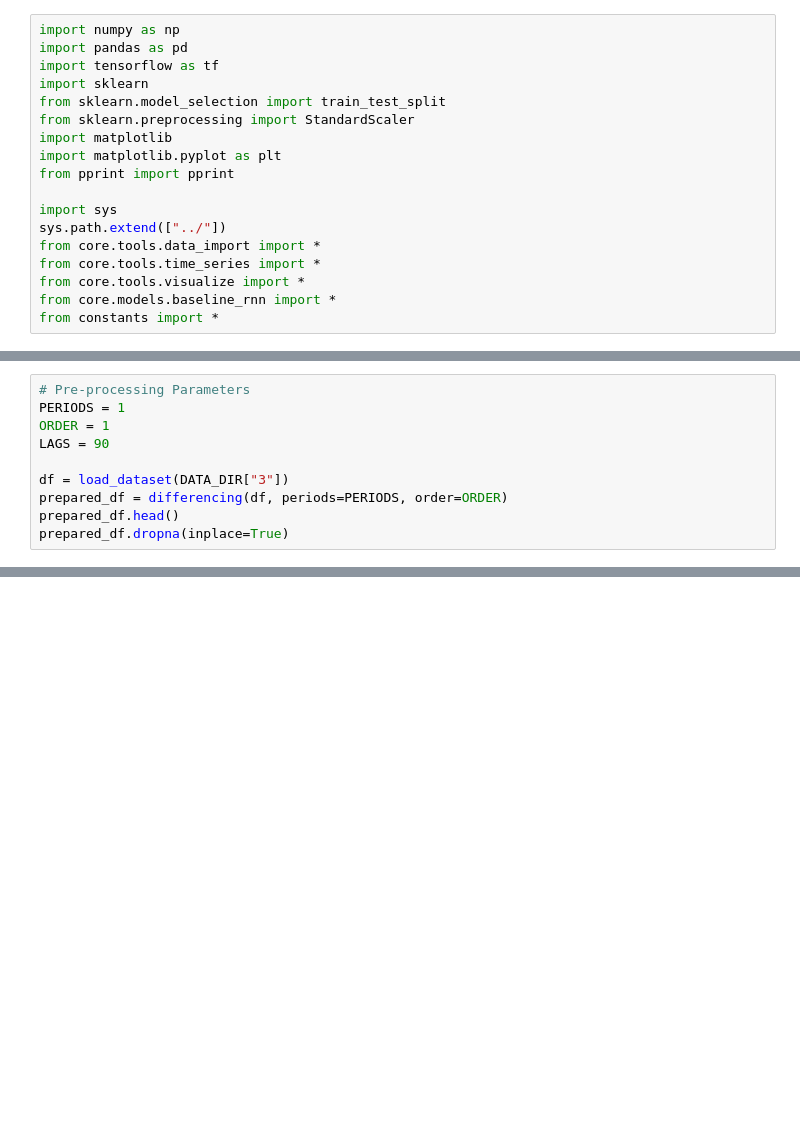
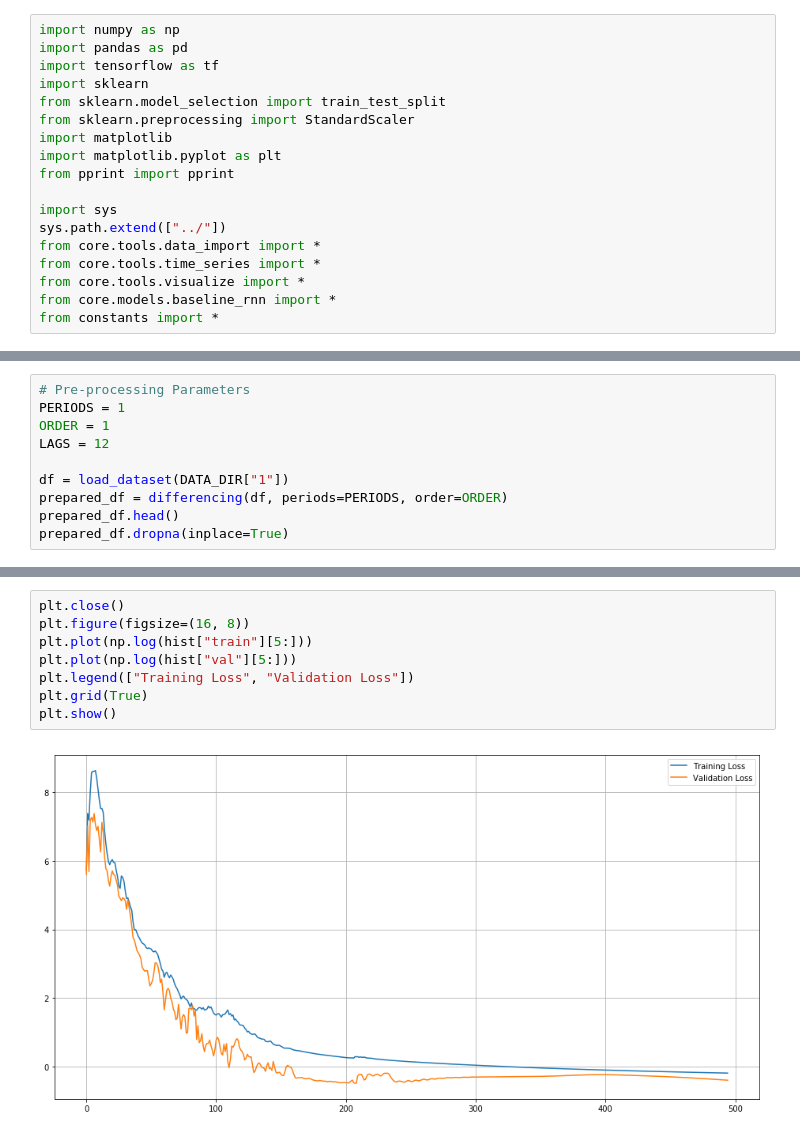
Before and after one commit to TianyuDu/AnnEconForecast, a Jupyter notebook: Lab.ipynb, the cells around one changed output, grey strips where cells are left out. Drawn from its saved outputs; the diff is of its cells as text; blank space fills up the shorter version.

```diff
--- a/Lab.ipynb
+++ b/Lab.ipynb
@@ -31,9 +27,9 @@ pprint(DATA_DIR)
 # Pre-processing Parameters
 PERIODS = 1
 ORDER = 1
-LAGS = 90
+LAGS = 12
 
-df = load_dataset(DATA_DIR["3"])
+df = load_dataset(DATA_DIR["1"])
 prepared_df = differencing(df, periods=PERIODS, order=ORDER)
 prepared_df.head()
 prepared_df.dropna(inplace=True)
@@ -175,0 +221,10 @@ NameError: name 'p_train' is not defined
+# %%
+plt.close()
+plt.figure(figsize=(16, 8))
+plt.plot(np.log(hist["train"][5:]))
+plt.plot(np.log(hist["val"][5:]))
+plt.legend(["Training Loss", "Validation Loss"])
+plt.grid(True)
+plt.show()
+# %% [output]
+[figure, added]
```
Also changed, not shown: parts of 13 cells of this notebook, 2 other files.
